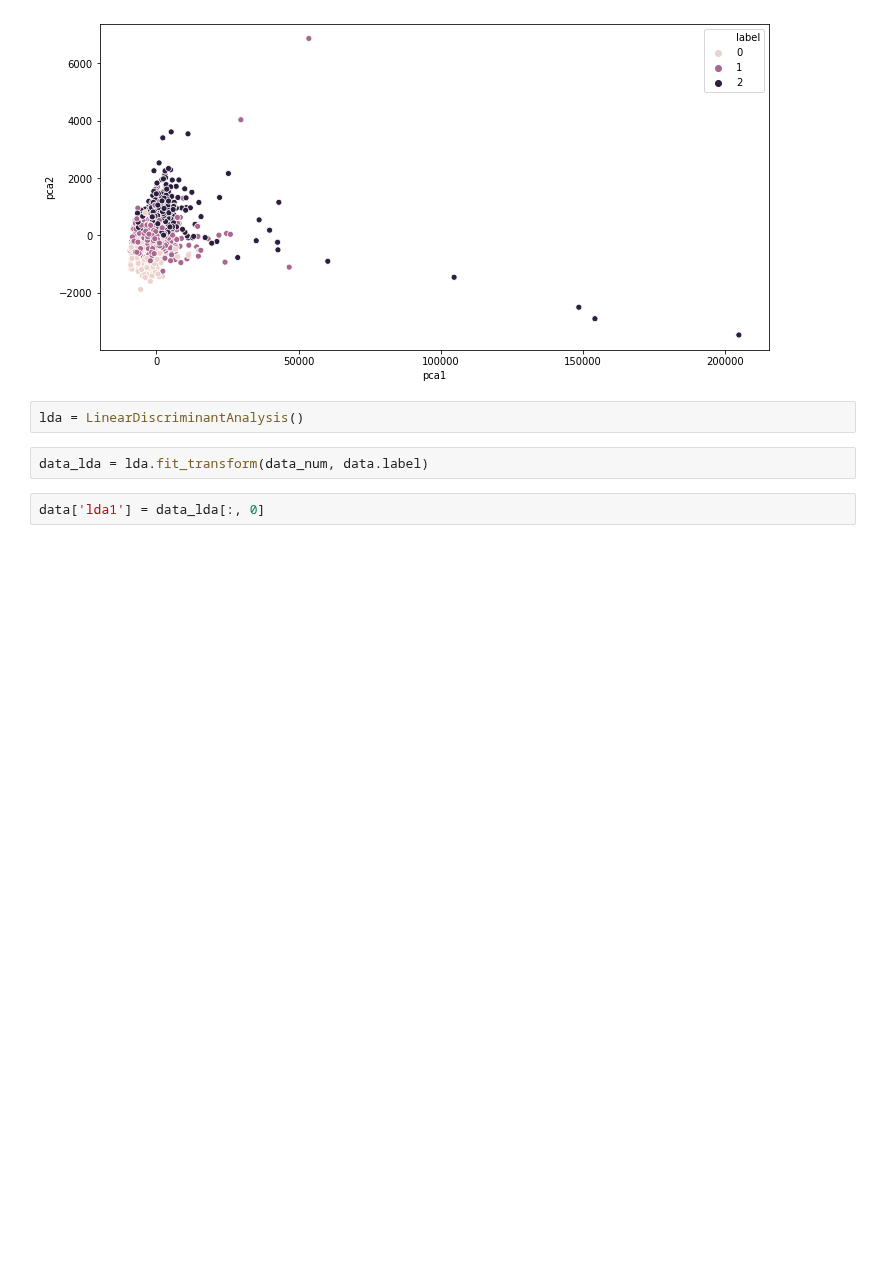
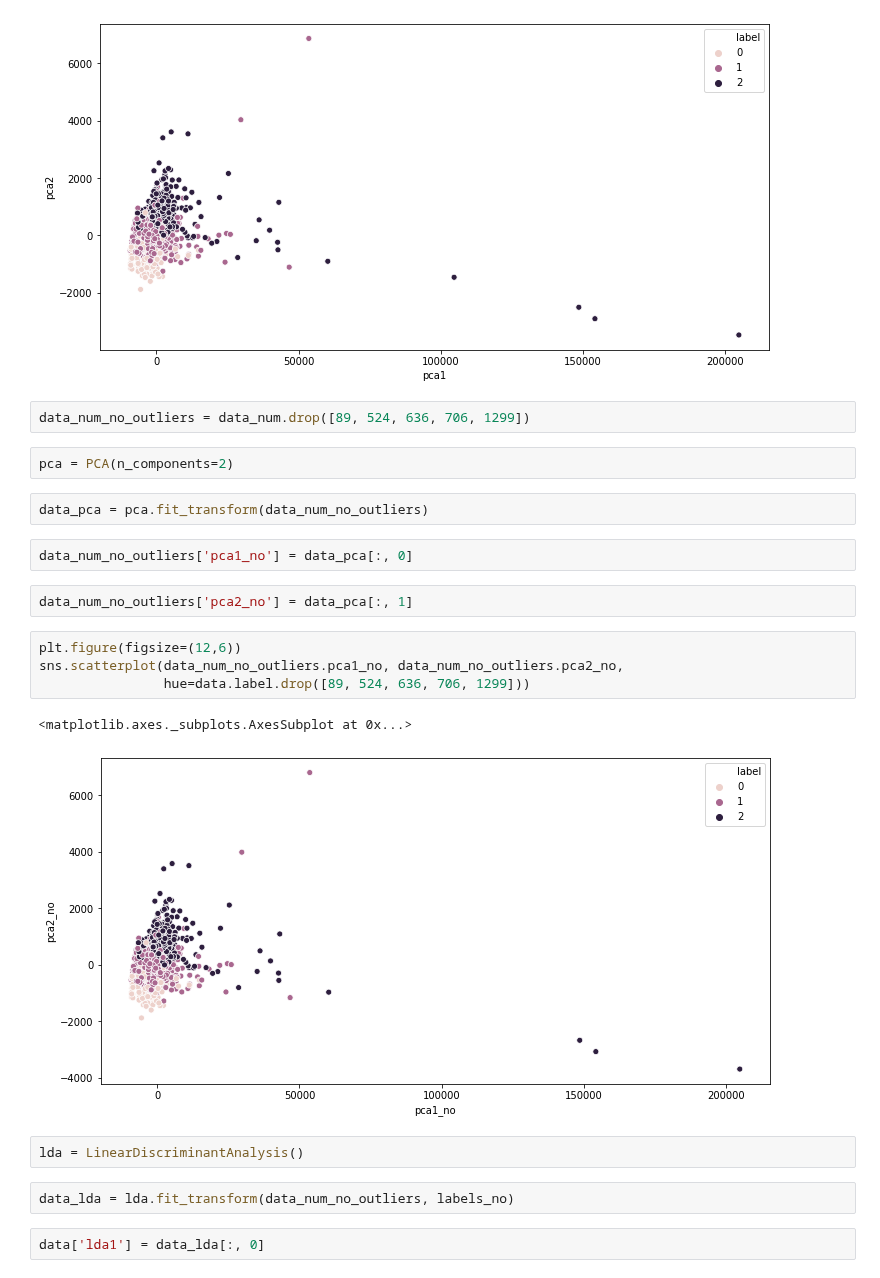
Before and after one commit to samialisayed/MachineLearning-Final-Project, a Jupyter notebook: notebook_tova_pca.ipynb, the cells around one changed output. Cells and saved outputs as stored; diff of their text form; blank space fills up the shorter version.

```diff
--- a/notebook_tova_pca.ipynb
+++ b/notebook_tova_pca.ipynb
@@ -62,10 +64,27 @@ sns.scatterplot(data.pca1, data.pca2, hue=data.label)
 # %% [output]
 <matplotlib.axes._subplots.AxesSubplot at 0x...>
 [figure]
+# %%
+data_num_no_outliers = data_num.drop([89, 524, 636, 706, 1299])
+# %%
+pca = PCA(n_components=2)
+# %%
+data_pca = pca.fit_transform(data_num_no_outliers)
+# %%
+data_num_no_outliers['pca1_no'] = data_pca[:, 0]
+# %%
+data_num_no_outliers['pca2_no'] = data_pca[:, 1]
+# %%
+plt.figure(figsize=(12,6))
+sns.scatterplot(data_num_no_outliers.pca1_no, data_num_no_outliers.pca2_no,
+                hue=data.label.drop([89, 524, 636, 706, 1299]))
+# %% [output]
+<matplotlib.axes._subplots.AxesSubplot at 0x...>
+[figure, added]
 # %%
 lda = LinearDiscriminantAnalysis()
 # %%
-data_lda = lda.fit_transform(data_num, data.label)
+data_lda = lda.fit_transform(data_num_no_outliers, labels_no)
 # %%
 data['lda1'] = data_lda[:, 0]
 # %%
```
Also changed, not shown: parts of 2 cells of this notebook, 2 other files.
